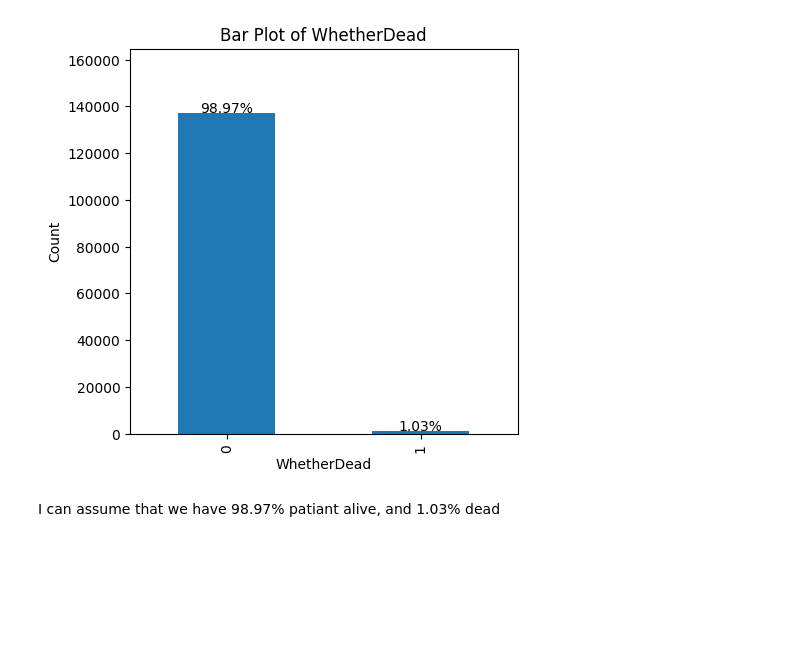
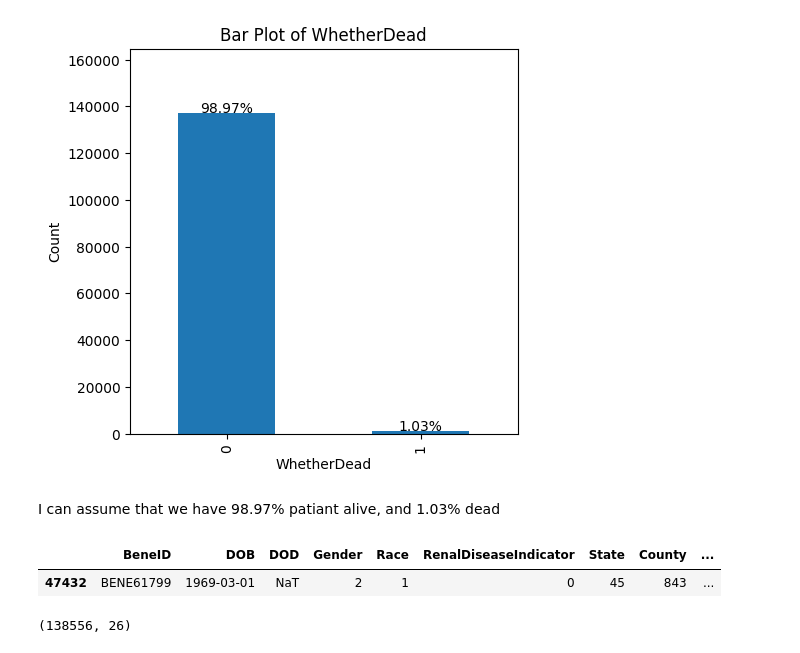
Before and after one commit to ChTomer/MyCapstone, a Jupyter notebook: HealthCareFraudProjectPitch/1beneficiary.ipynb, the cells around one changed output. Saved outputs shown, nothing was run; the diff lists cells and outputs as text; code cells hidden in the pictures; blank space fills up the shorter version.

Commit message:
one more step for bene file

```diff
--- a/HealthCareFraudProjectPitch/1beneficiary.ipynb
+++ b/HealthCareFraudProjectPitch/1beneficiary.ipynb
@@ -677,3 +704,12 @@ plot_bar(df_dead, ['WhetherDead'])
 [figure]
 # %% [markdown]
 I can assume that we have 98.97% patiant alive, and 1.03% dead
+# %%
+df.sample()
+# %% [output]
+|  | BeneID | DOB | DOD | Gender | Race | RenalDiseaseIndicator | State | County | ... |
+| 47432 | BENE61799 | 1969-03-01 | NaT | 2 | 1 | 0 | 45 | 843 | ... |
+# %%
+df.shape
+# %% [output]
+(138556, 26)
```
Also changed, not shown: parts of 6 cells of this notebook.
